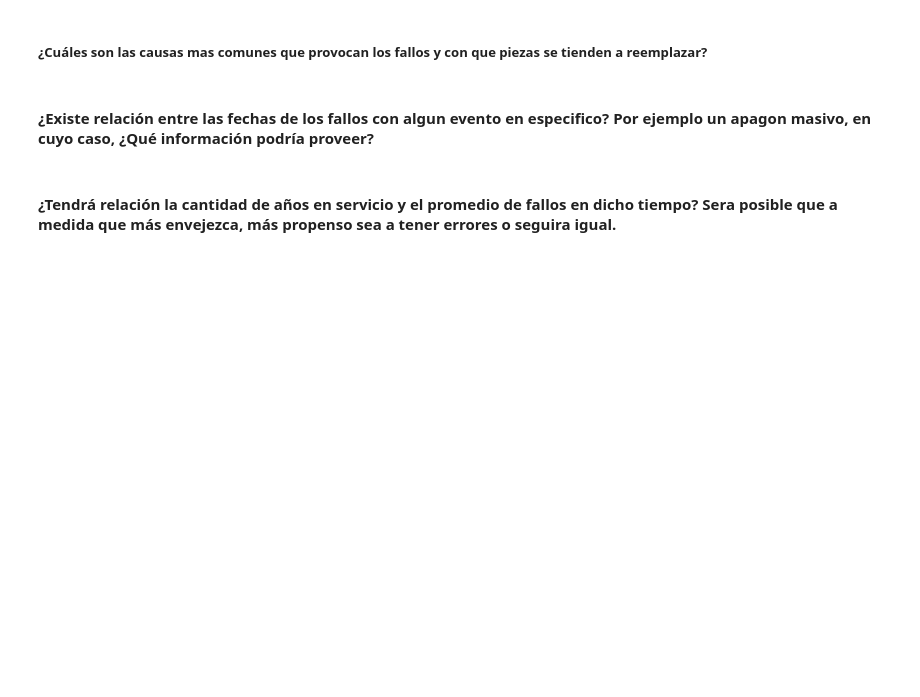
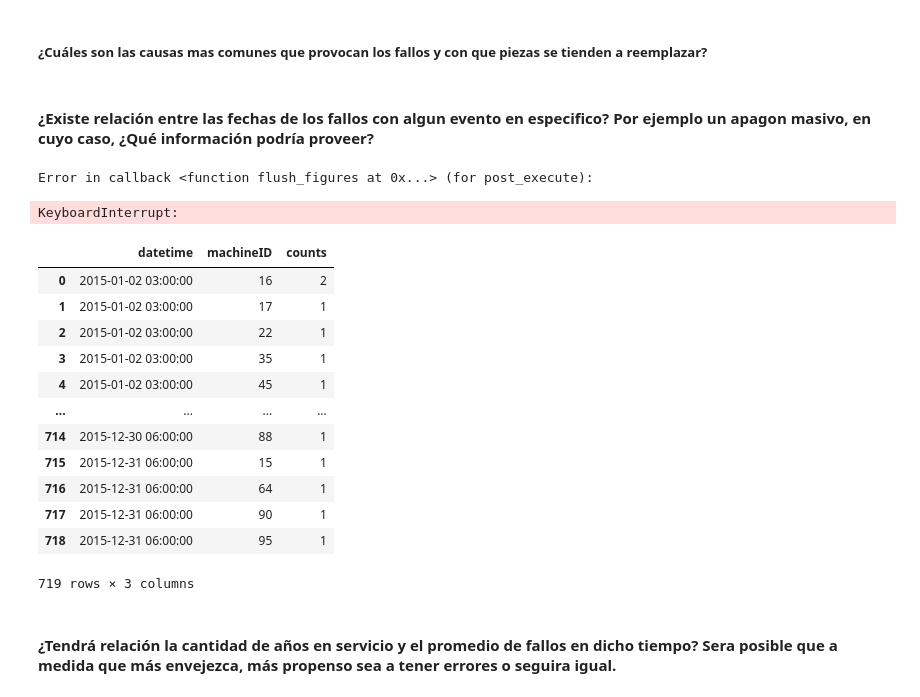
Before and after one commit to Brami01/TIC_Project_PM, a Jupyter notebook: main.ipynb, the cells around one changed output. Drawn from its saved outputs; the diff is of its cells as text; code cells hidden in the pictures; blank space fills up the shorter version.

```diff
--- a/main.ipynb
+++ b/main.ipynb
@@ -291,5 +268,40 @@ caca
 ##### ¿Cuáles son las causas mas comunes que provocan los fallos y con que piezas se tienden a reemplazar?
 # %% [markdown]
 #### ¿Existe relación entre las fechas de los fallos con algun evento en especifico? Por ejemplo un apagon masivo, en cuyo caso, ¿Qué información podría proveer?
+# %%
+failures_1 = failures.copy()
+failures_1
+
+df_errors_3 = failures_1.groupby(["datetime"]).size().reset_index(name='counts')
+
+df_errors_3.columns = ["datetime","counts"]
+df_errors_pivot3 = pd.pivot(df_errors_3,columns="datetime", values="counts")
+
+df_errors_pivot3.plot.bar(stacked=True, figsize=(20, 6), title="Count of Frequency of Failures for different Machines")
+plt.xlabel("Number of models")
+plt.ylabel("Number of Failures for models");
+# %% [output]
+Error in callback <function flush_figures at 0x...> (for post_execute):
+KeyboardInterrupt:
+# %%
+failures_1 = failures.copy()
+failures_1
+
+df_errors_3 = failures_1.groupby(["datetime","machineID"]).size().reset_index(name='counts')
+df_errors_3
+# %% [output]
+|  | datetime | machineID | counts |
+| 0 | 2015-01-02 03:00:00 | 16 | 2 |
+| 1 | 2015-01-02 03:00:00 | 17 | 1 |
+| 2 | 2015-01-02 03:00:00 | 22 | 1 |
+| 3 | 2015-01-02 03:00:00 | 35 | 1 |
+| 4 | 2015-01-02 03:00:00 | 45 | 1 |
+| ... | ... | ... | ... |
+| 714 | 2015-12-30 06:00:00 | 88 | 1 |
+| 715 | 2015-12-31 06:00:00 | 15 | 1 |
+| 716 | 2015-12-31 06:00:00 | 64 | 1 |
+| 717 | 2015-12-31 06:00:00 | 90 | 1 |
+| 718 | 2015-12-31 06:00:00 | 95 | 1 |
+719 rows × 3 columns
 # %% [markdown]
 #### ¿Tendrá relación la cantidad de años en servicio y el promedio de fallos en dicho tiempo? Sera posible que a medida que más envejezca, más propenso sea a tener errores o seguira igual.
```
Also changed, not shown: parts of 2 cells of this notebook.
